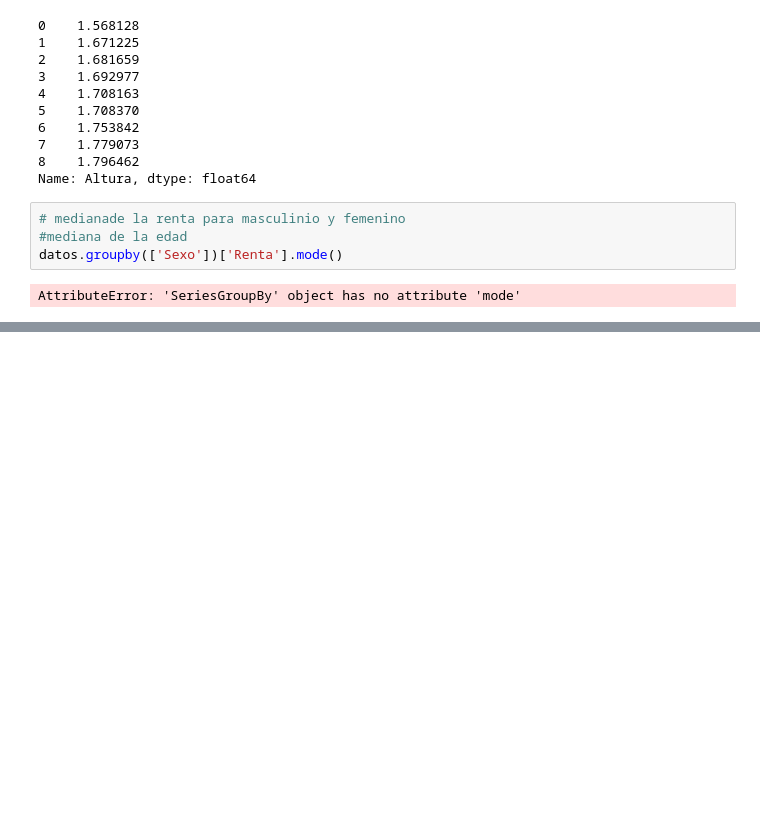
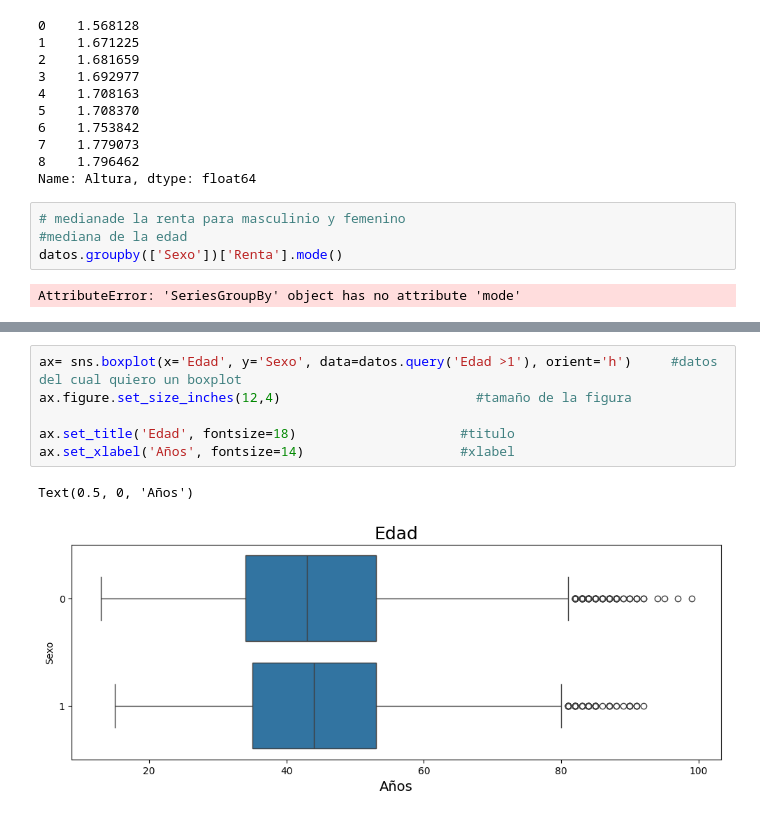
Before and after one commit to Jhlc1/estadistica_python, a Jupyter notebook: Estadistica_1.ipynb, the cells around one changed output, grey strips where cells are left out. Saved outputs shown, nothing was run; the diff lists cells and outputs as text; blank space fills up the shorter version.

```diff
--- a/Estadistica_1.ipynb
+++ b/Estadistica_1.ipynb
@@ -304,0 +384,9 @@ AttributeError: 'SeriesGroupBy' object has no attribute 'mode'
+# %%
+ax= sns.boxplot(x='Edad', y='Sexo', data=datos.query('Edad >1'), orient='h')     #datos del cual quiero un boxplot
+ax.figure.set_size_inches(12,4)                         #tamaño de la figura
+
+ax.set_title('Edad', fontsize=18)                     #titulo
+ax.set_xlabel('Años', fontsize=14)                    #xlabel
+# %% [output]
+Text(0.5, 0, 'Años')
+[figure, added]
```
Also changed, not shown: parts of 22 cells of this notebook, 4 other files.
